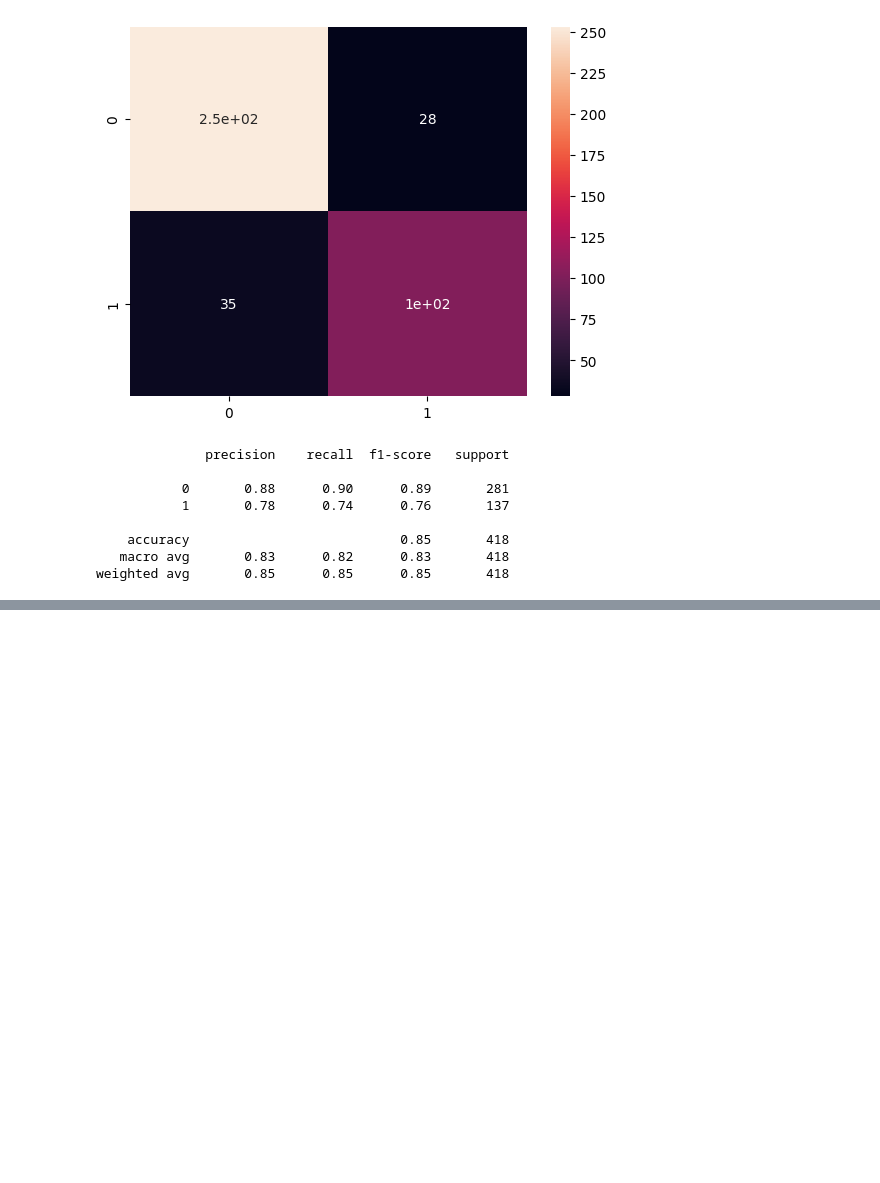
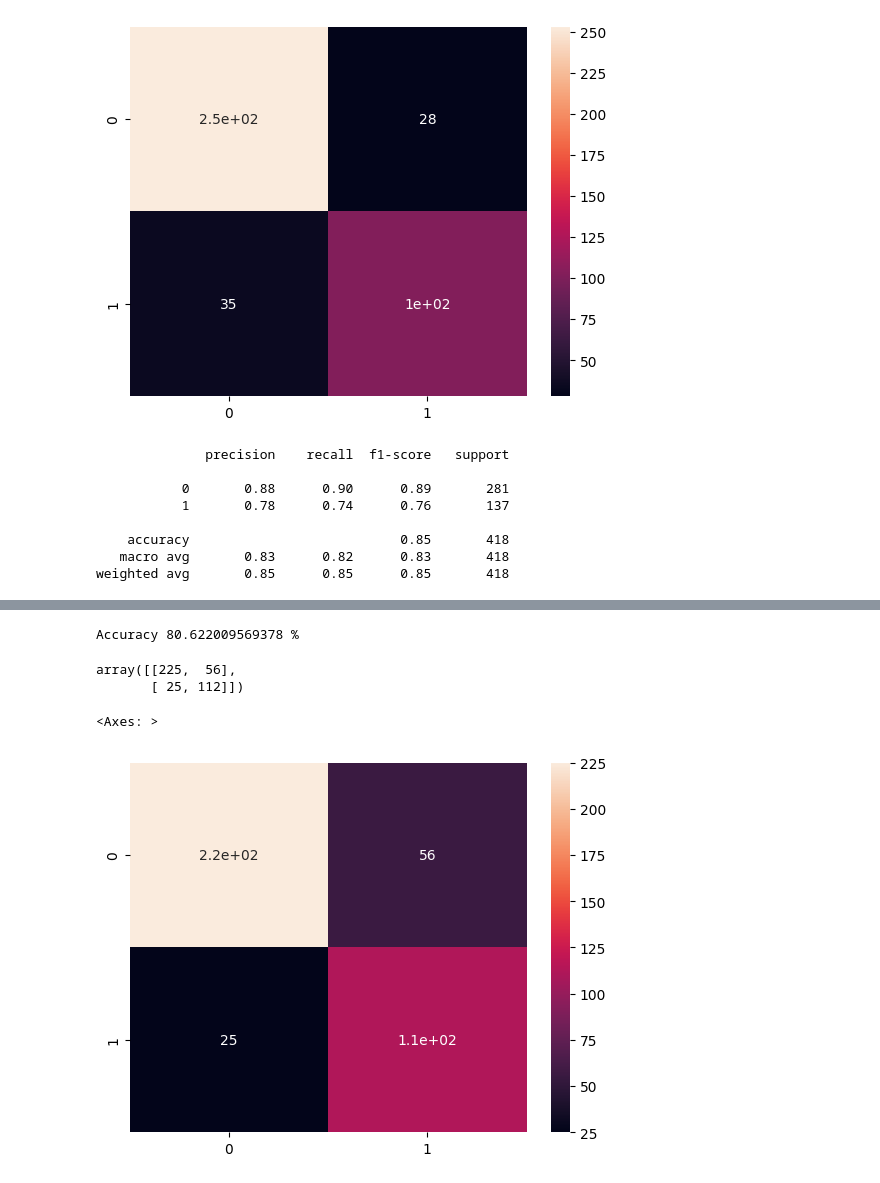
Before and after one commit to Generickle/Titanic-survivors-prediction, a Jupyter notebook: TitanicPrediction.ipynb, the cells around one changed output, grey strips where cells are left out. Drawn from its saved outputs; the diff is of its cells as text; code cells hidden in the pictures; blank space fills up the shorter version.

Commit message:
Adding logistic regression

```diff
--- a/TitanicPrediction.ipynb
+++ b/TitanicPrediction.ipynb
@@ -919,0 +922,13 @@ weighted avg       0.85      0.85      0.85       418
+# %%
+model = LogisticRegression(max_iter=1000)
+model.fit(X, y)
+pred = model.predict(test_df_cleaned)
+pred
+
+gender_submission_df["Survived"] = pred
+
+gender_submission_df
+
+gender_submission_df.info()
+
+gender_submission_df.to_csv("/content/drive/My Drive/usac/master/2024 - trimestre 5/data analysis/activities/titanic/SubmissionLogisticRegression2.csv", index=False)
@@ -919,0 +945,16 @@ weighted avg       0.85      0.85      0.85       418
+# %%
+print("Accuracy {} %".format(100 * accuracy_score(pred, y_test)))
+# %% [output]
+Accuracy 80.622009569378 %
+# %%
+cm = confusion_matrix(y_test, pred)
+
+cm
+# %% [output]
+array([[225,  56],
+       [ 25, 112]])
+# %%
+sns.heatmap(cm, annot=True)
+# %% [output]
+<Axes: >
+[figure, added]
```
Also changed, not shown: parts of 4 cells of this notebook.
